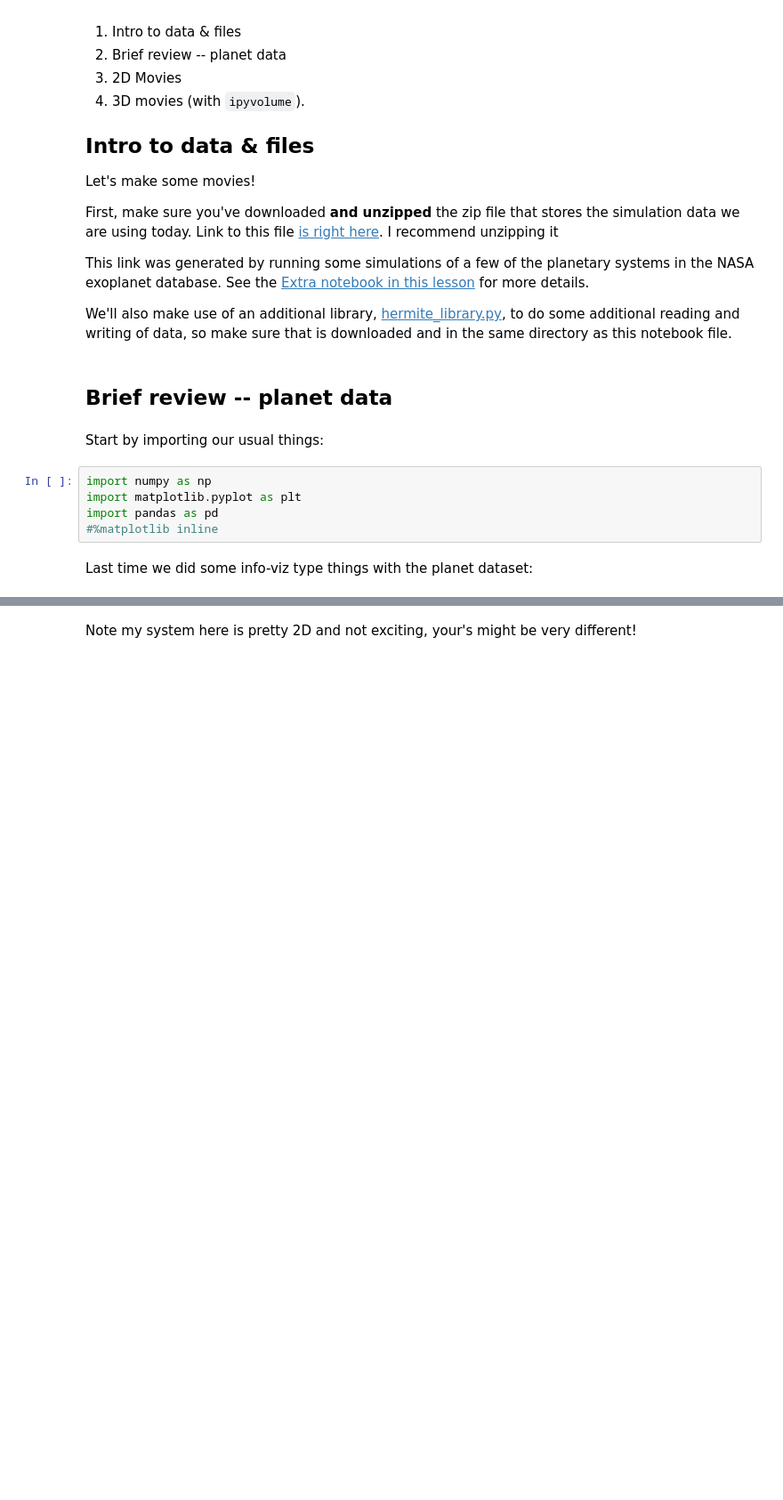
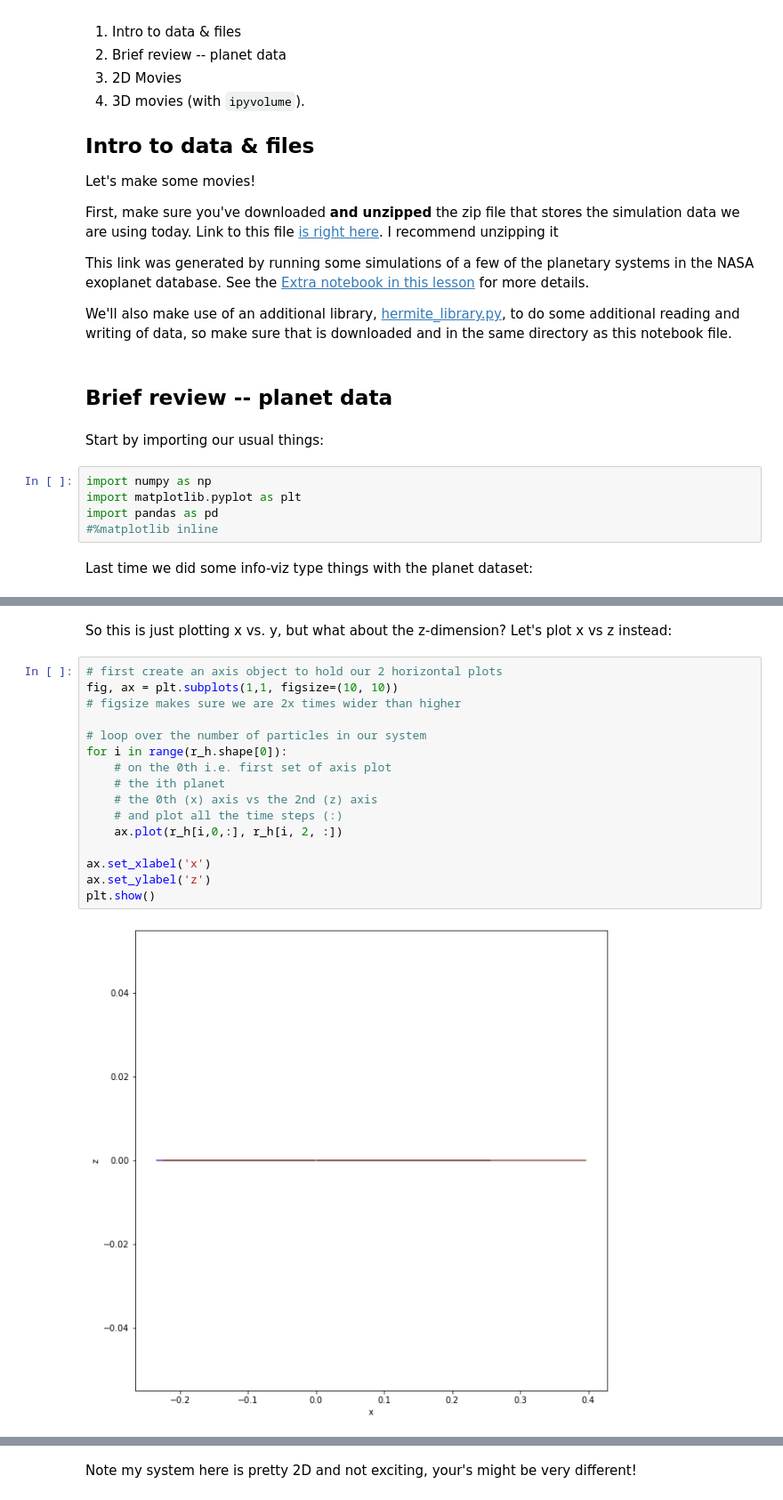
Before and after one commit to jnaiman/csci-p-14110_su2020, a Jupyter notebook: _site/lesson09/prep_notebook_lesson09.ipynb, the cells around one changed output, grey strips where cells are left out. Shown at 89% size. Saved outputs shown, nothing was run; the diff lists cells and outputs as text; blank space fills up the shorter version.

```diff
--- a/_site/lesson09/prep_notebook_lesson09.ipynb
+++ b/_site/lesson09/prep_notebook_lesson09.ipynb
@@ -59,0 +119,20 @@ Now recall we also made some 3D plots of this data, let's remind ourselves what
+# %% [markdown]
+So this is just plotting x vs. y, but what about the z-dimension?  Let's plot x vs z instead:
+# %%
+# first create an axis object to hold our 2 horizontal plots
+fig, ax = plt.subplots(1,1, figsize=(10, 10))
+# figsize makes sure we are 2x times wider than higher
+
+# loop over the number of particles in our system
+for i in range(r_h.shape[0]):
+    # on the 0th i.e. first set of axis plot
+    # the ith planet
+    # the 0th (x) axis vs the 2nd (z) axis
+    # and plot all the time steps (:)
+    ax.plot(r_h[i,0,:], r_h[i, 2, :])
+
+ax.set_xlabel('x')
+ax.set_ylabel('z')
+plt.show()
+# %% [output]
+[figure, added]
```
Also changed, not shown: parts of 31 cells of this notebook, 6 other files.
